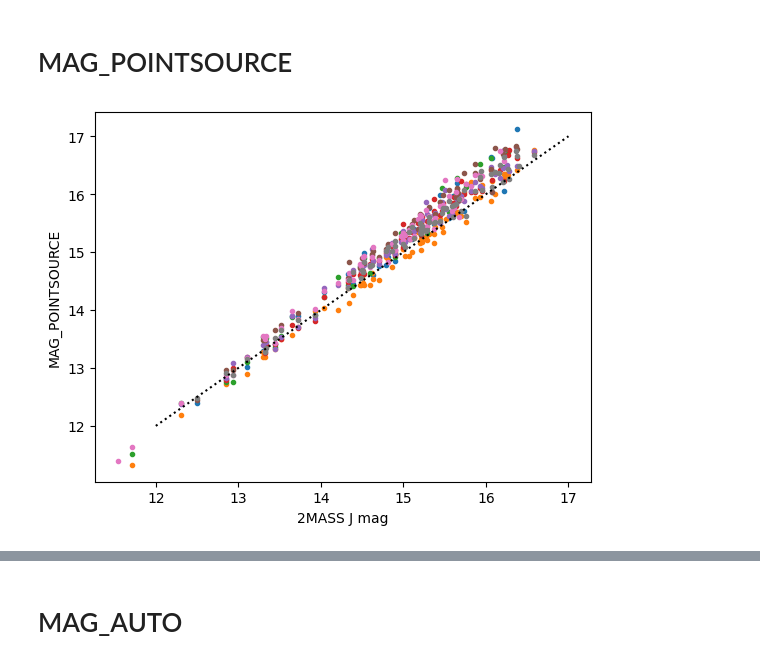
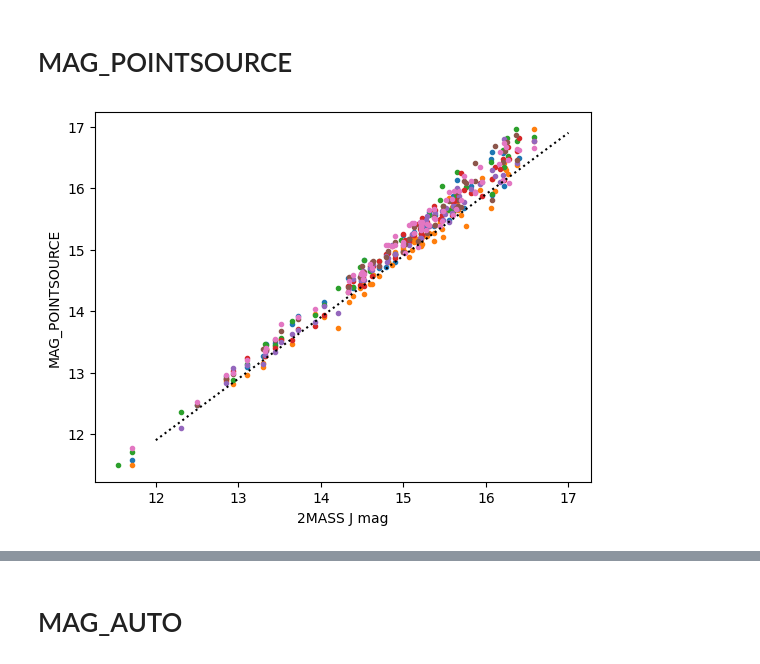
Before and after one commit to virajkaram/winterdrp_offline, a Jupyter notebook: notebooks/comparison.ipynb, the cells around one changed output, grey strips where cells are left out. Drawn from its saved outputs; the diff is of its cells as text; code cells hidden in the pictures.

```diff
--- a/notebooks/comparison.ipynb
+++ b/notebooks/comparison.ipynb
@@ -21,7 +21,7 @@ from photutils.background import Background2D
 base_dir = Path.home() / "Data/observing/winter/"
 
 night = "20250220_C2"
-# night = "20250220_C"
+night = "20250220_C2NLC"
 
 target_dir = base_dir / night / "final"
 
@@ -397,11 +391,11 @@ Median: -0.02, std: 4.73
 # %%
 for key, (cat, ref) in all_xmatch.items():
     zp = all_zps[key]
     plt.plot(ref['j_m'], cat['MAG_POINTSOURCE'] + zp, '.')
 
-plt.plot([12., 17.], [12., 17.], linestyle=":", color="k")
+plt.plot([12., 17.], np.array([12., 17.])-0.1, linestyle=":", color="k")
 plt.ylabel('MAG_POINTSOURCE')
 plt.xlabel('2MASS J mag')
 plt.savefig(out_dir / "scatter_ps.pdf")
 # %% [output]
-[figure, old version]
+[figure, new version]
```
Also changed, not shown: parts of 38 cells of this notebook.
